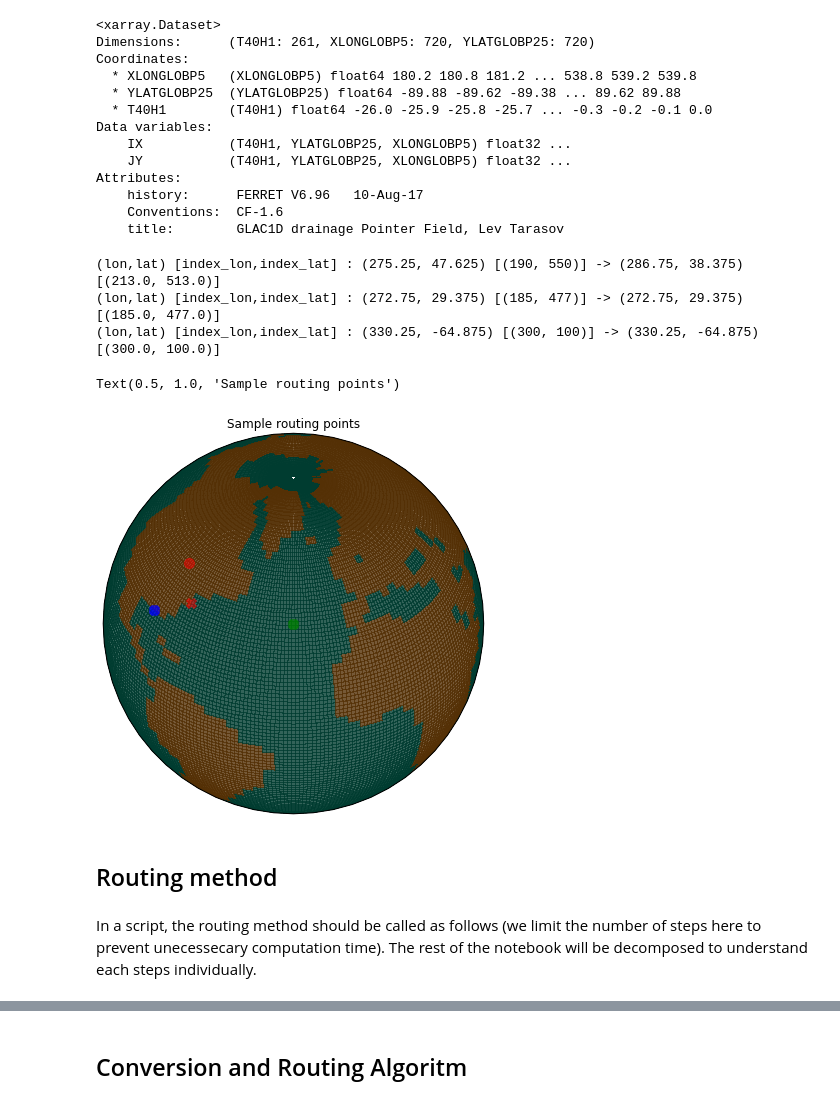
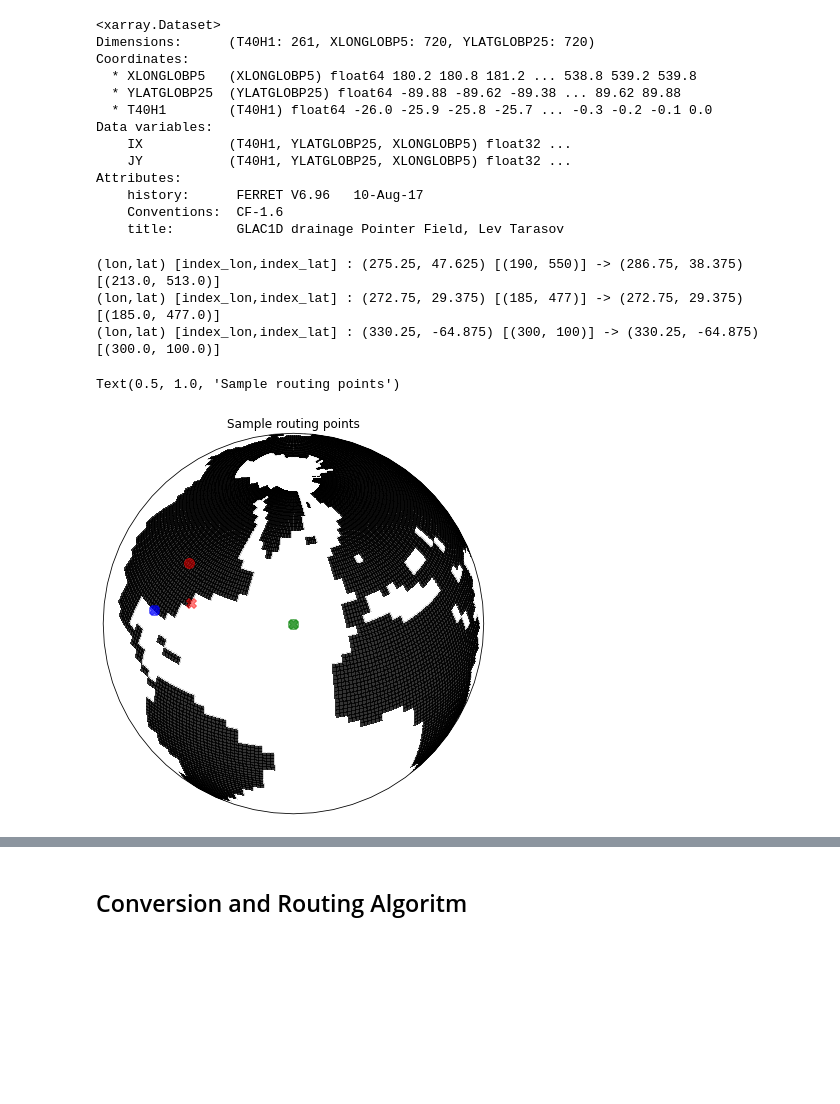
Before and after one commit to Olnavy/mw_protocol, a Jupyter notebook: demo/routing_demo.ipynb, the cells around one changed output, grey strips where cells are left out. Drawn from its saved outputs; the diff is of its cells as text; code cells hidden in the pictures; blank space fills up the shorter version.

Commit message:
Simplified routing and routing_demo. Updated the doc and improved readability.

```diff
--- a/demo/routing_demo.ipynb
+++ b/demo/routing_demo.ipynb
@@ -124,38 +178,34 @@ Attributes:
 projection_map = ccrs.Orthographic(central_longitude=-30.0, central_latitude=40.0)
 figMap,axMap = plt.subplots(nrows=1, ncols=1, subplot_kw={'projection':projection_map}, figsize=(7,7))
 
-axMap.pcolormesh(lon_lsm_b, lat_lsm_b, lsm, transform=ccrs.PlateCarree(),cmap="BrBG_r", alpha=0.8)
+axMap.pcolormesh(lon_lsm_b, lat_lsm_b, lsm, transform=ccrs.PlateCarree(),cmap="binary", alpha=0.8)
 
 # On land
 i, j = 190,550
 axMap.scatter(lon_glac1D[i], lat_glac1D[j], transform=ccrs.PlateCarree(), s=100, c="r", alpha=0.5)
 axMap.scatter(IX_lon[j,i], JY_lat[j,i], transform=ccrs.PlateCarree(), s=100, c="r", alpha=0.5, marker="X")
 i_glac1D, j_glac1D = 2*(IX_lon[j,i] -180.25), 4*(JY_lat[j,i] + 89.875)
 print(f"(lon,lat) [index_lon,index_lat] : {lon_glac1D[i], lat_glac1D[j]} [{i,j}] -> {IX_lon[j,i], JY_lat[j,i]} [{i_glac1D, j_glac1D}]")
 
 # On the edge of the land sea mask
 i, j = 185, 477
 axMap.scatter(lon_glac1D[i], lat_glac1D[j], transform=ccrs.PlateCarree(), s=100, c="b", alpha=0.5)
 axMap.scatter(IX_lon[j,i], JY_lat[j,i], transform=ccrs.PlateCarree(), s=100, c="b", alpha=0.5, marker="X")
 i_glac1D, j_glac1D = 2*(IX_lon[j,i] -180.25), 4*(JY_lat[j,i] + 89.875)
 print(f"(lon,lat) [index_lon,index_lat] : {lon_glac1D[i], lat_glac1D[j]} [{i,j}] -> {IX_lon[j,i], JY_lat[j,i]} [{i_glac1D, j_glac1D}]")
 
 # In the ocean
 i, j = 300,100
 axMap.scatter(lon_glac1D[i], lat_glac1D[j], transform=ccrs.PlateCarree(), s=100, c="g", alpha=0.5)
 axMap.scatter(IX_lon[j,i], JY_lat[j,i], transform=ccrs.PlateCarree(), s=100, c="g", alpha=0.5, marker="X")
 i_glac1D, j_glac1D = 2*(IX_lon[j,i] -180.25), 4*(JY_lat[j,i] + 89.875)
 print(f"(lon,lat) [index_lon,index_lat] : {lon_glac1D[i], lat_glac1D[j]} [{i,j}] -> {IX_lon[j,i], JY_lat[j,i]} [{i_glac1D, j_glac1D}]")
 
 axMap.set_global()
 axMap.set_title("Sample routing points")
 # %% [output]
 (lon,lat) [index_lon,index_lat] : (275.25, 47.625) [(190, 550)] -> (286.75, 38.375) [(213.0, 513.0)]
 (lon,lat) [index_lon,index_lat] : (272.75, 29.375) [(185, 477)] -> (272.75, 29.375) [(185.0, 477.0)]
 (lon,lat) [index_lon,index_lat] : (330.25, -64.875) [(300, 100)] -> (330.25, -64.875) [(300.0, 100.0)]
 Text(0.5, 1.0, 'Sample routing points')
-[figure, old version]
+[figure, new version]
-# %% [markdown]
-## Routing method
-# %% [markdown]
-In a script, the routing method should be called as follows (we limit the number of steps here to prevent unecessecary computation time). The rest of the notebook will be decomposed to understand each steps individually.
```
Also changed, not shown: parts of 19 cells of this notebook, 6 other files.
